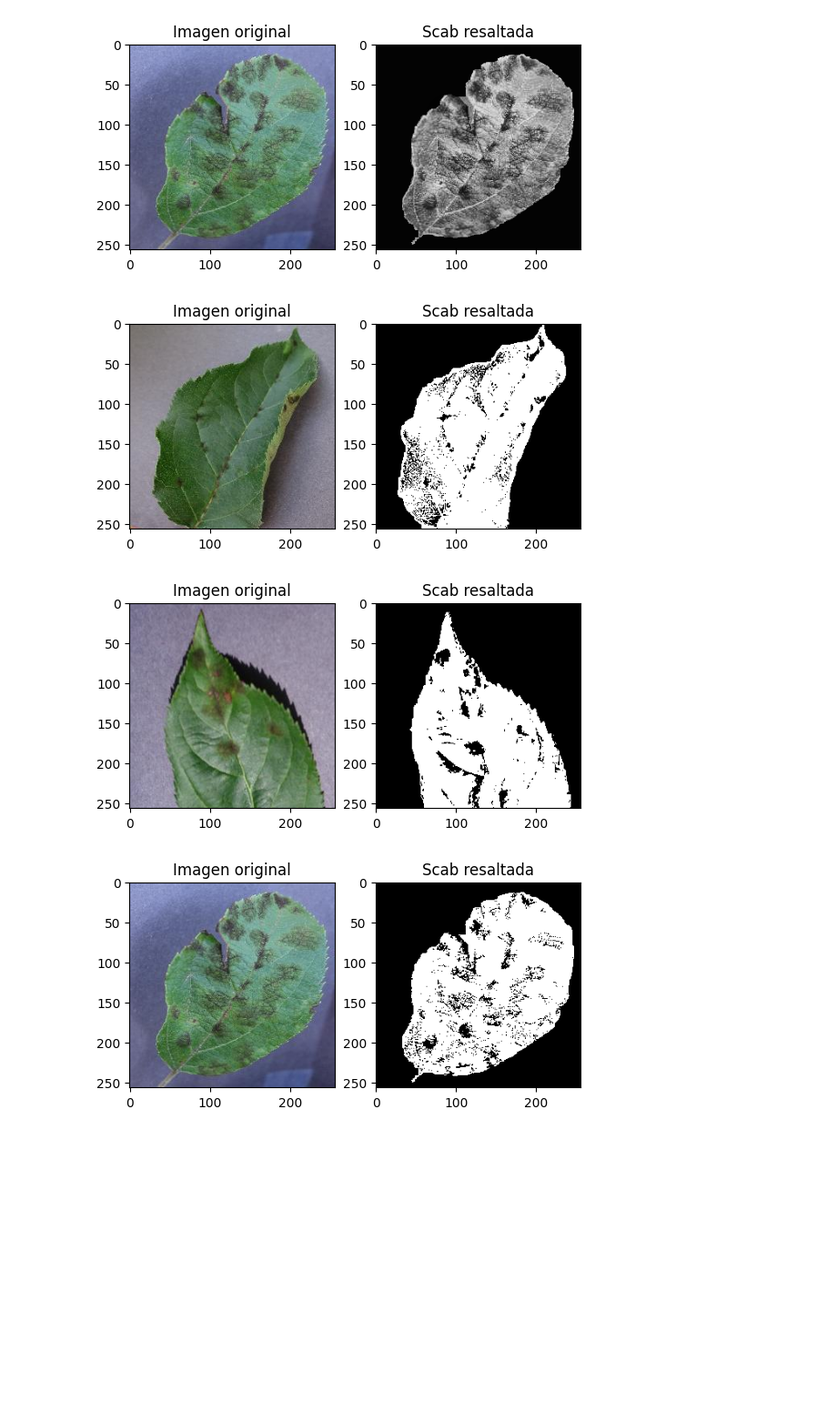
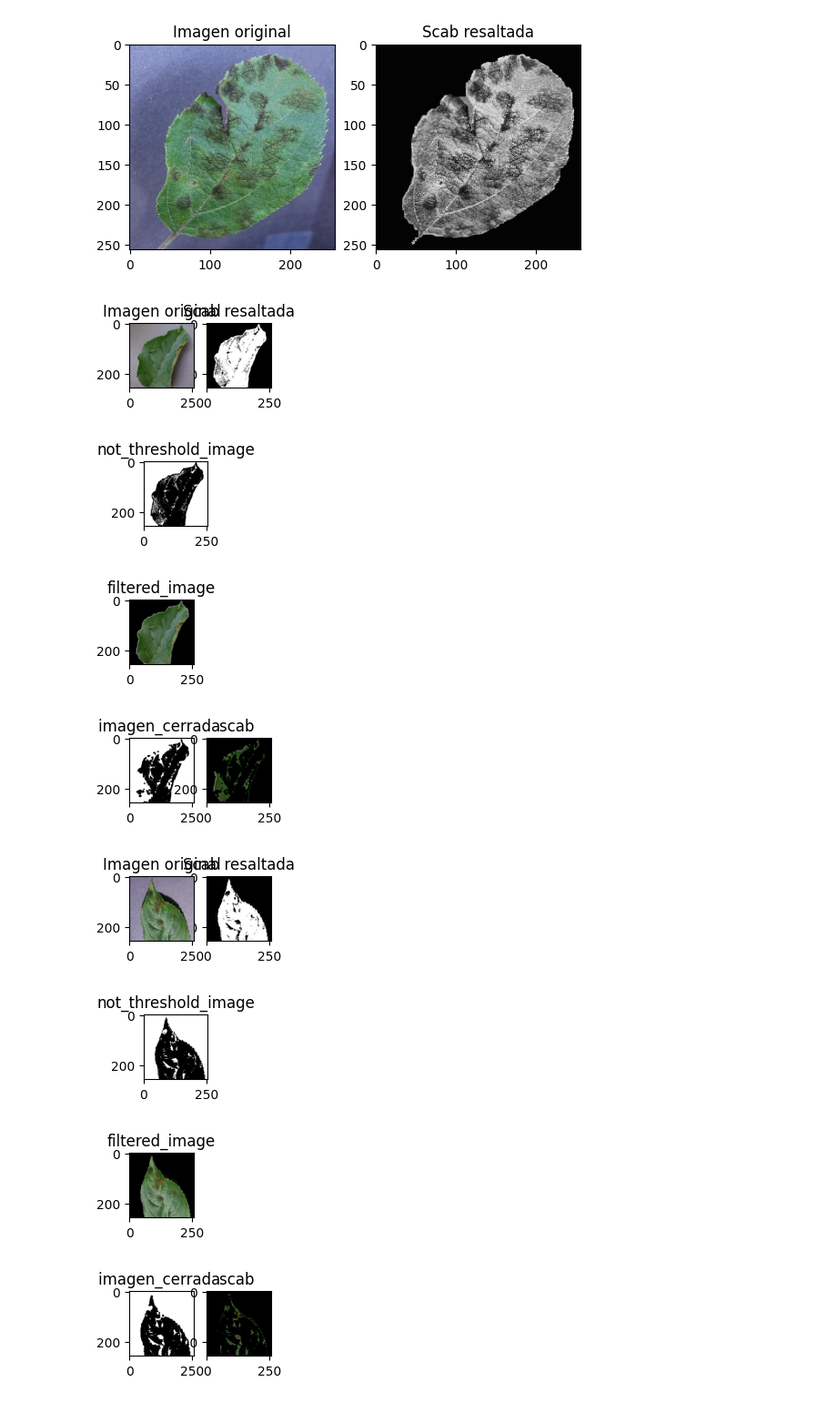
Before and after one commit to Mariagne/Deteccion_de_enfermedades_foliares_en_arboles_de_manzana, a Jupyter notebook: Preprocesamiento/Version Final.ipynb, the cells around one changed output. Shown at 91% size. Drawn from its saved outputs; the diff is of its cells as text; code cells hidden in the pictures; blank space fills up the shorter version.

Commit message:
Aplicando operaciones morfológicas para mejorar la operación de scab

```diff
--- a/Preprocesamiento/Version Final.ipynb
+++ b/Preprocesamiento/Version Final.ipynb
@@ -718,20 +718,62 @@ def aplicar_umbralizacion_otsu(image):
     _, threshold_image = cv2.threshold(gray_image, 0, 255, cv2.THRESH_BINARY + cv2.THRESH_OTSU)
 
     return threshold_image
+# %%
+def custom_xor(filtered_image, threshold_image):
+    output_image = filtered_image.copy()
+# Ensure both images have the same dimensions
+    threshold_image = cv2.resize(threshold_image, (filtered_image.shape[1], filtered_image.shape[0]))
+
+# Iterate through each pixel in the mask image
+    for y in range(filtered_image.shape[0]):
+        for x in range(filtered_image.shape[1]):
+        # Check if the pixel is black or below a certain threshold
+            if threshold_image[y, x].all() == 0:
+            # Apply the correspo
+
+                output_image[y, x] = [0, 0, 0]  # Set it to black (or any desired value)
+    return output_image
 # %%
-
-for i in range (581,584,1):
-    org_images.append (cv2.imread(PATH + str(i) + ".jpg", cv2.IMREAD_COLOR))
-    dark_parts= resaltar_partes_oscuras(org_images[-1])
+kernel = np.ones((5, 5), np.uint8)
+for i in range (581,586,1): #581 y 584
+    org_image = cv2.imread(PATH + str(i) + ".jpg", cv2.IMREAD_COLOR)
+    filtered_image = preprocess_image(org_image)
+    dark_parts= resaltar_partes_oscuras(org_image)
     threshold_image= aplicar_umbralizacion_otsu(dark_parts)
-    plt.subplot(122)
+    plt.subplot(162)
     plt.imshow(cv2.cvtColor(threshold_image, cv2.COLOR_BGR2RGB))
     plt.title('Scab resaltada')
-    plt.subplot(121)
-    plt.imshow(cv2.cvtColor(org_images[-1], cv2.COLOR_BGR2RGB))
+    plt.subplot(161)
+    plt.imshow(cv2.cvtColor(org_image, cv2.COLOR_BGR2RGB))
     plt.title('Imagen original')
     plt.show()
+    not_threshold_image =  cv2.bitwise_not(threshold_image)
+    plt.subplot(163)
+    plt.imshow(cv2.cvtColor(not_threshold_image, cv2.COLOR_BGR2RGB))
+    plt.title('not_threshold_image')
+    plt.show()
+    plt.subplot(164)
+    plt.imshow(cv2.cvtColor(filtered_image, cv2.COLOR_BGR2RGB))
+    plt.title('filtered_image')
+    plt.show()
+    # Aplicar la operación de cierre morfológico
+    imagen_cerrada = cv2.morphologyEx(not_threshold_image, cv2.MORPH_CLOSE, kernel)
+    plt.subplot(165)
+    plt.imshow(cv2.cvtColor(imagen_cerrada, cv2.COLOR_BGR2RGB))
+    plt.title('imagen_cerrada ')
+
+    scab = custom_xor(filtered_image, imagen_cerrada)
+    plt.subplot(166)
+    plt.imshow(cv2.cvtColor(scab, cv2.COLOR_BGR2RGB))
+    plt.title('scab ')
+    plt.show()
+    plt.show()
 # %% [output]
-[figure, old version]
+[figure, new version]
-[figure, old version]
+[figure, new version]
-[figure, old version]
+[figure, new version]
+[figure, added]
+[figure, added]
+[figure, added]
+[figure, added]
+[figure, added]
```
Also changed, not shown: parts of 1 cell of this notebook.
